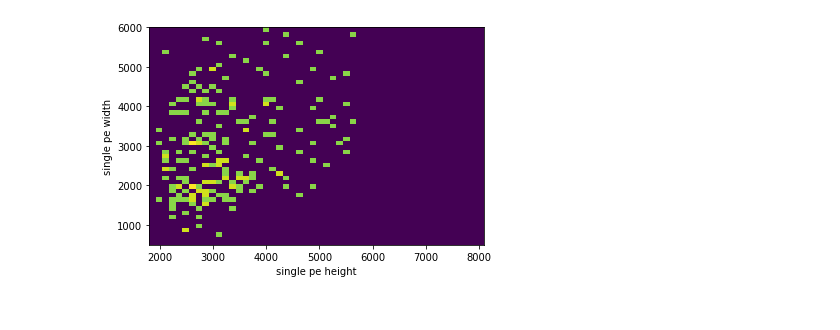
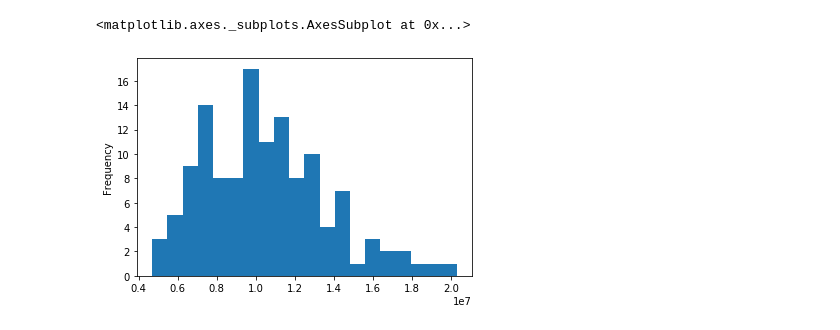
Before and after one commit to stbordoni/SiPM-XArapuca, a Jupyter notebook: readCalib_ch3.ipynb, the cells around one changed output. Cells and saved outputs as stored; diff of their text form; code cells hidden in the pictures.

```diff
--- a/readCalib_ch3.ipynb
+++ b/readCalib_ch3.ipynb
@@ -89,11 +154,5 @@ plt.show()
-# %%
-plt.hist2d(df_cal_ch3_clean_2['pe height'], df_cal_ch3_clean_2['pe width'],
-           [50,50], range=[[1800,8100],[500,6000]],
-           cmap='viridis',
-           norm=mcolors.PowerNorm(0.18))
-plt.xlabel('single pe height')
-plt.ylabel('single pe width')
-
-plt.show()
-# %% [output]
-[figure, removed]
+# %%
+df.loc[(df['pe height']>0) & (df['spe 1sig']==True)]['pe area'].plot(kind='hist', label="selected spe", bins=20)
+# %% [output]
+<matplotlib.axes._subplots.AxesSubplot at 0x...>
+[figure, added]
```
Also changed, not shown: parts of 19 cells of this notebook, 5 other files.
